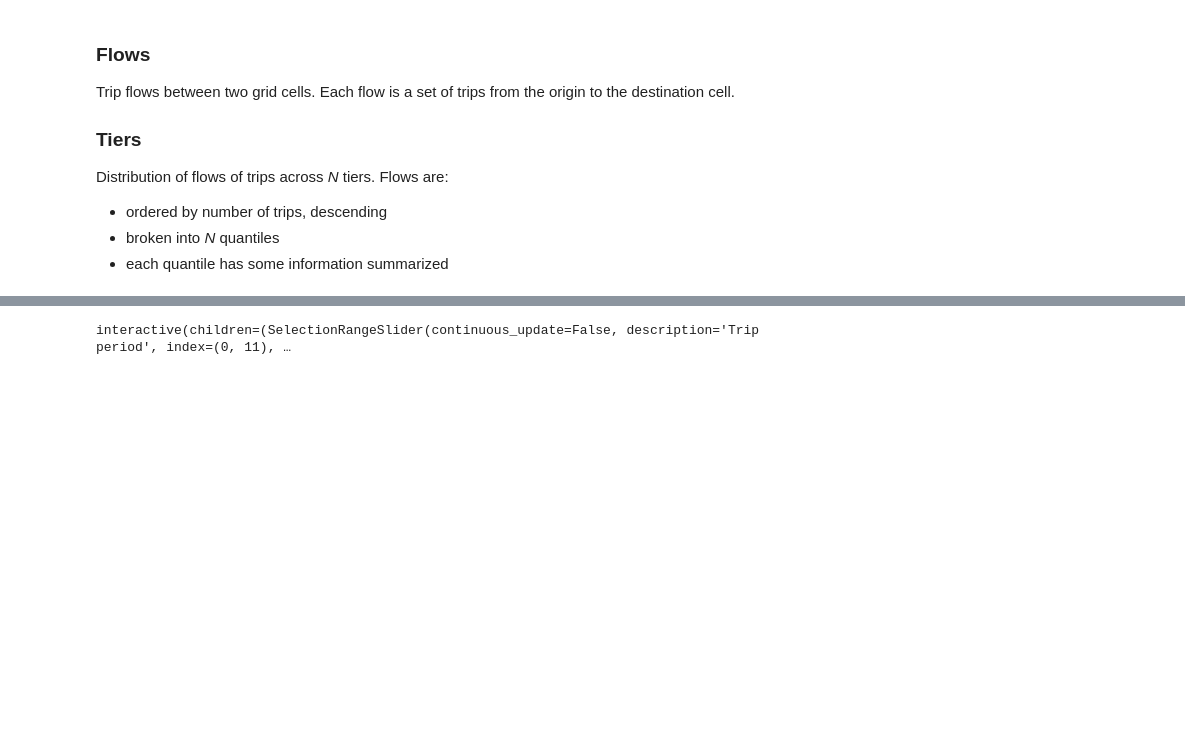
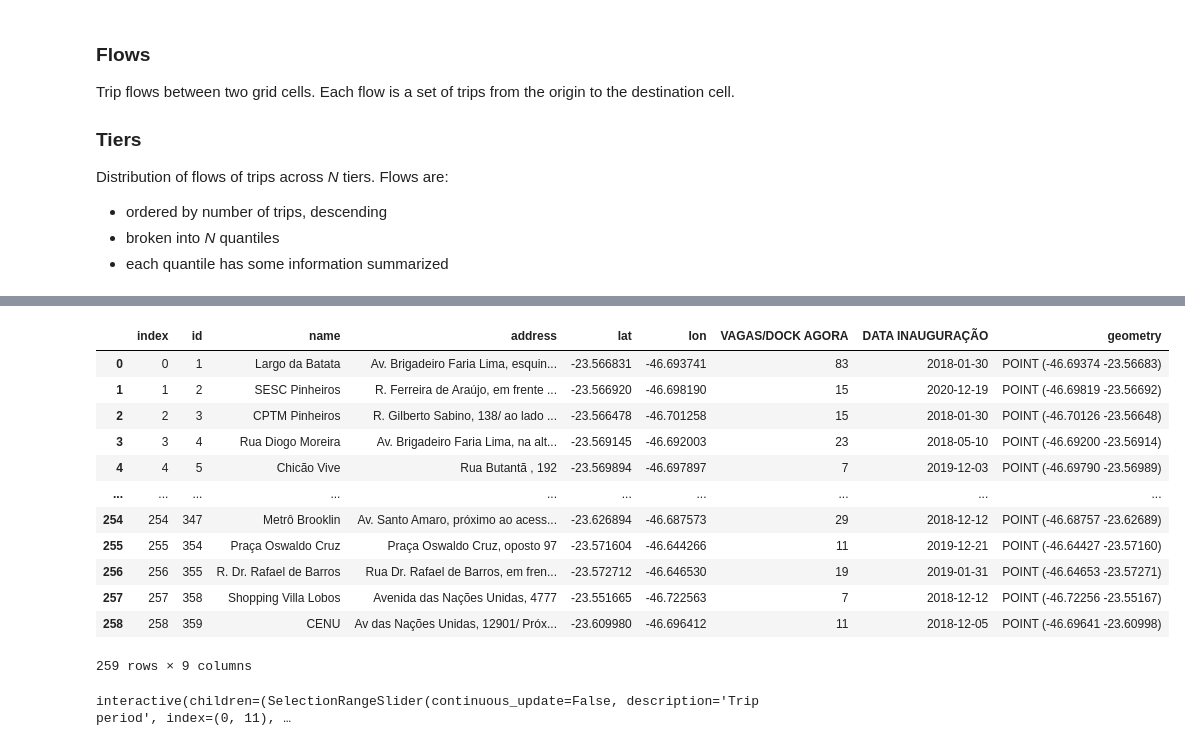
Before and after one commit to anayflima/bss-analysis, a Jupyter notebook: routes/Flows-Routes.ipynb, the cells around one changed output, grey strips where cells are left out. Drawn from its saved outputs; the diff is of its cells as text; code cells hidden in the pictures; blank space fills up the shorter version.

```diff
--- a/routes/Flows-Routes.ipynb
+++ b/routes/Flows-Routes.ipynb
@@ -286,3 +307,19 @@ trips
+# %%
+stations
+# %% [output]
+|  | index | id | name | address | lat | lon | VAGAS/DOCK AGORA | DATA INAUGURAÇÃO | geometry |
+| 0 | 0 | 1 | Largo da Batata | Av. Brigadeiro Faria Lima, esquin... | -23.566831 | -46.693741 | 83 | 2018-01-30 | POINT (-46.69374 -23.56683) |
+| 1 | 1 | 2 | SESC Pinheiros | R. Ferreira de Araújo, em frente ... | -23.566920 | -46.698190 | 15 | 2020-12-19 | POINT (-46.69819 -23.56692) |
+| 2 | 2 | 3 | CPTM Pinheiros | R. Gilberto Sabino, 138/ ao lado ... | -23.566478 | -46.701258 | 15 | 2018-01-30 | POINT (-46.70126 -23.56648) |
+| 3 | 3 | 4 | Rua Diogo Moreira | Av. Brigadeiro Faria Lima, na alt... | -23.569145 | -46.692003 | 23 | 2018-05-10 | POINT (-46.69200 -23.56914) |
+| 4 | 4 | 5 | Chicão Vive | Rua Butantã , 192 | -23.569894 | -46.697897 | 7 | 2019-12-03 | POINT (-46.69790 -23.56989) |
+| ... | ... | ... | ... | ... | ... | ... | ... | ... | ... |
+| 254 | 254 | 347 | Metrô Brooklin | Av. Santo Amaro, próximo ao acess... | -23.626894 | -46.687573 | 29 | 2018-12-12 | POINT (-46.68757 -23.62689) |
+| 255 | 255 | 354 | Praça Oswaldo Cruz | Praça Oswaldo Cruz, oposto 97 | -23.571604 | -46.644266 | 11 | 2019-12-21 | POINT (-46.64427 -23.57160) |
+| 256 | 256 | 355 | R. Dr. Rafael de Barros | Rua Dr. Rafael de Barros, em fren... | -23.572712 | -46.646530 | 19 | 2019-01-31 | POINT (-46.64653 -23.57271) |
+| 257 | 257 | 358 | Shopping Villa Lobos | Avenida das Nações Unidas, 4777 | -23.551665 | -46.722563 | 7 | 2018-12-12 | POINT (-46.72256 -23.55167) |
+| 258 | 258 | 359 | CENU | Av das Nações Unidas, 12901/ Próx... | -23.609980 | -46.696412 | 11 | 2018-12-05 | POINT (-46.69641 -23.60998) |
+259 rows × 9 columns
 # %%
 the_grid = None
 od = None
```
Also changed, not shown: parts of 6 cells of this notebook, 4 other files.
